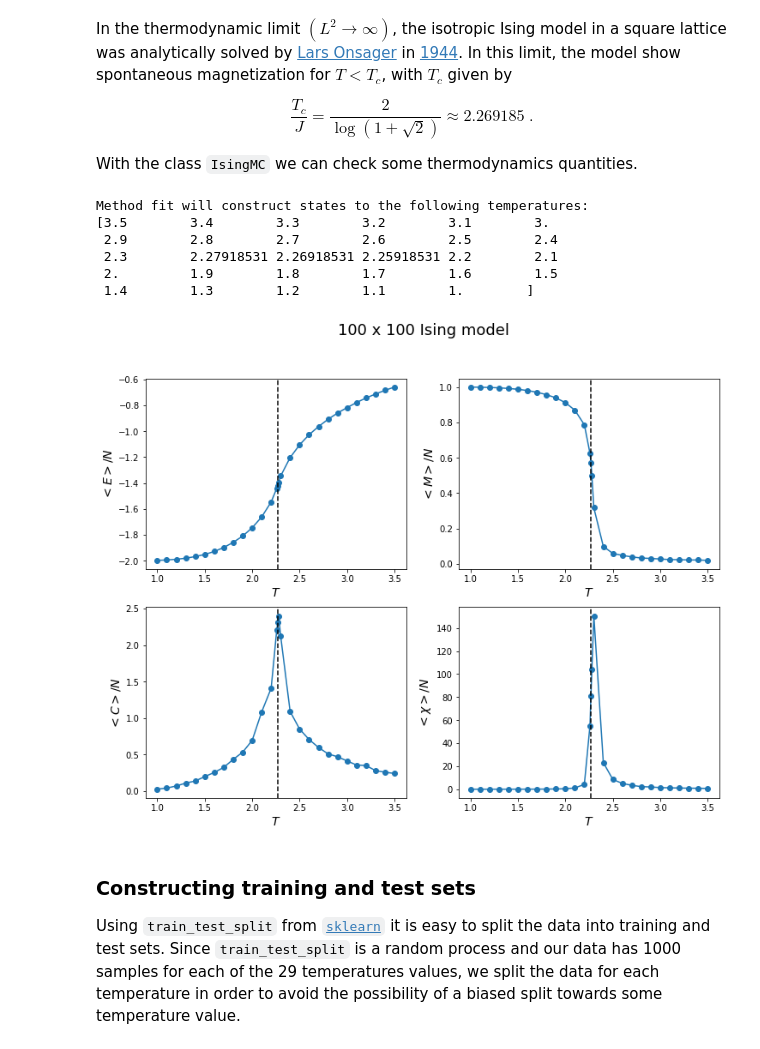
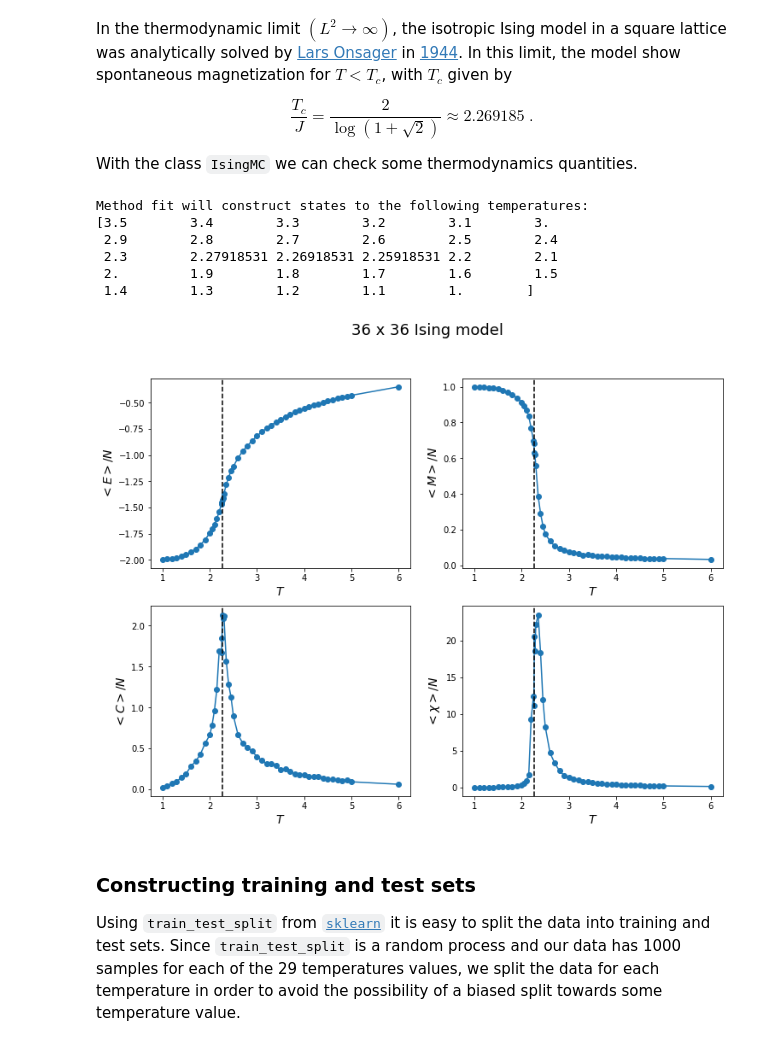
Before and after one commit to rodsveiga/rbm_flows_ising, a Jupyter notebook: training_RBM/RBM_L036_train_dataset_V_complete.ipynb, the cells around one changed output. Saved outputs shown, nothing was run; the diff lists cells and outputs as text; code cells hidden in the pictures.

```diff
--- a/training_RBM/RBM_L036_train_dataset_V_complete.ipynb
+++ b/training_RBM/RBM_L036_train_dataset_V_complete.ipynb
@@ -25,5 +25,5 @@ The first step is to load the Ising data generated by Monte Carlo procedure. The
 # %%
-ising_data = pd.read_pickle('../data/L100_Ising2D_MC.pkl')
+ising_data = pd.read_pickle('../data/L036_Ising2D_MC.pkl')
 ising_data.head()
 # %% [output]
 |  | energy | magn | state | temp |
@@ -59,15 +59,15 @@ $$ \frac{T_c}{J} = \frac{2}{\log\left(1 + \sqrt{ 2}\right)} \approx 2.269185  \;
 
 With the class `IsingMC` we can check some thermodynamics quantities.
 # %%
-IsingMC(L= 100).plot_thermodynamics(spin_MC= ising_data, Tc_scaled= False)
+IsingMC(L= 36).plot_thermodynamics(spin_MC= ising_data, Tc_scaled= False)
 # %% [output]
 Method fit will construct states to the following temperatures:
 [3.5        3.4        3.3        3.2        3.1        3.
  2.9        2.8        2.7        2.6        2.5        2.4
  2.3        2.27918531 2.26918531 2.25918531 2.2        2.1
  2.         1.9        1.8        1.7        1.6        1.5
  1.4        1.3        1.2        1.1        1.        ]
-[figure, old version]
+[figure, new version]
 # %%
 data = ising_data.drop(columns= ['energy', 'magn'])
 # %% [markdown]
```
Also changed, not shown: parts of 7 cells of this notebook, 3 other files.
